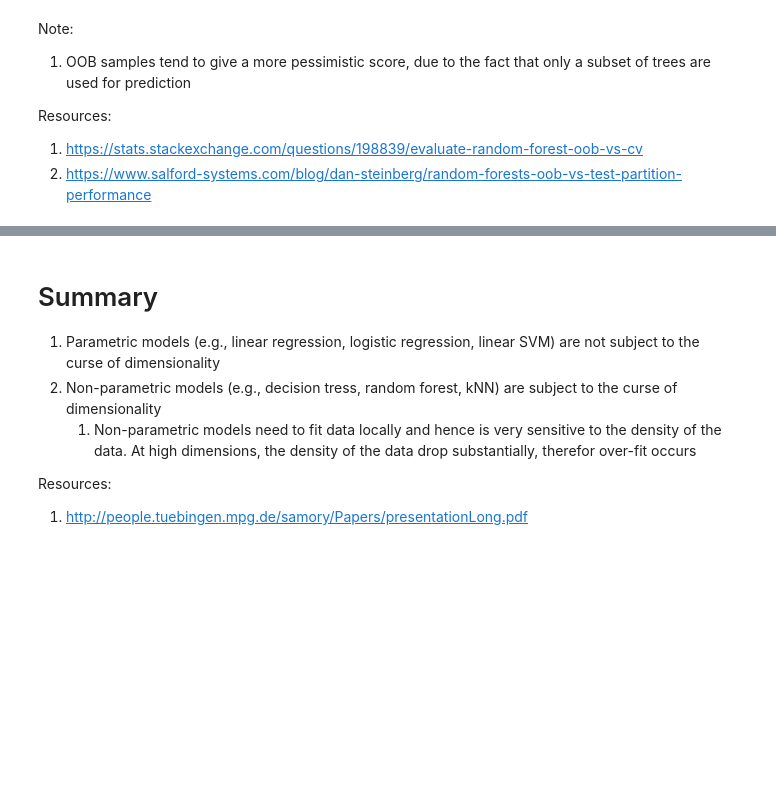
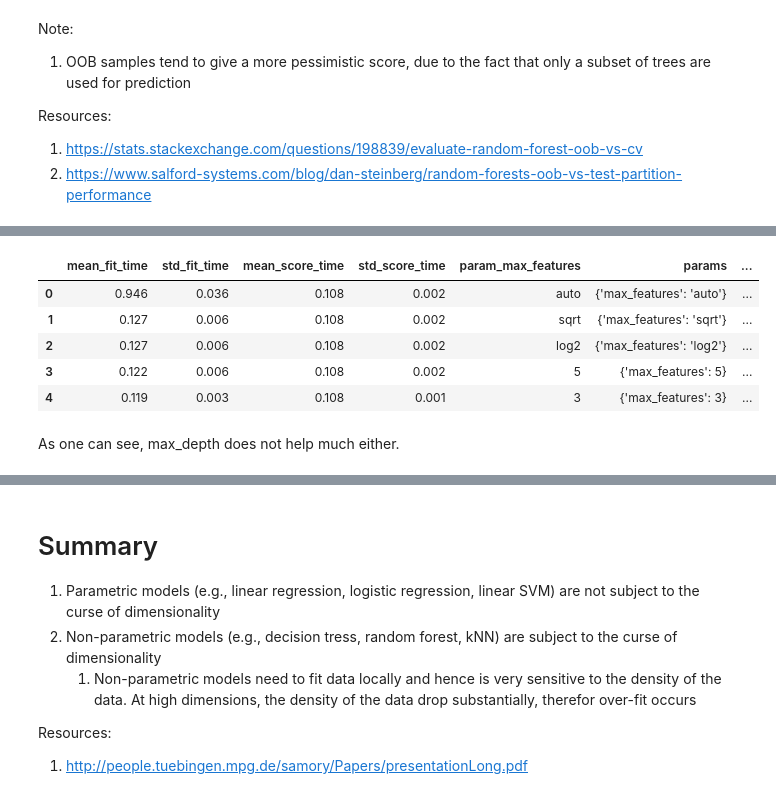
Before and after one commit to danjan1234/My-study-notes, a Jupyter notebook: Curse of Dimensionality.ipynb, the cells around one changed output, grey strips where cells are left out. Drawn from its saved outputs; the diff is of its cells as text; code cells hidden in the pictures; blank space fills up the shorter version.

Commit message:
Add files via upload
Add random forest regularization attempts and show they do not help

```diff
--- a/Curse of Dimensionality.ipynb
+++ b/Curse of Dimensionality.ipynb
@@ -156,0 +165,3 @@ Resources:
+# %%
+reg = GridSearchCV(rfr, parameters, cv=5, return_train_score=True)
+reg.fit(X_train, y_train)
@@ -156,0 +180,3 @@ Resources:
+# %%
+pd.set_option("display.max_columns", 100)
+pd.set_option('precision', 3)
@@ -156,0 +193,5 @@ Resources:
+# %%
+parameters = {'max_depth': [None, 100, 50, 20, 10, 5, 2]}
+# %%
+reg = GridSearchCV(rfr, parameters, cv=5, return_train_score=True)
+reg.fit(X_train, y_train)
@@ -156,0 +210,11 @@ Resources:
+# %%
+pd.DataFrame(reg.cv_results_)
+# %% [output]
+|  | mean_fit_time | std_fit_time | mean_score_time | std_score_time | param_max_features | params | ... |
+| 0 | 0.946 | 0.036 | 0.108 | 0.002 | auto | {'max_features': 'auto'} | ... |
+| 1 | 0.127 | 0.006 | 0.108 | 0.002 | sqrt | {'max_features': 'sqrt'} | ... |
+| 2 | 0.127 | 0.006 | 0.108 | 0.002 | log2 | {'max_features': 'log2'} | ... |
+| 3 | 0.122 | 0.006 | 0.108 | 0.002 | 5 | {'max_features': 5} | ... |
+| 4 | 0.119 | 0.003 | 0.108 | 0.001 | 3 | {'max_features': 3} | ... |
+# %% [markdown]
+As one can see, max_depth does not help much either.
```
Also changed, not shown: parts of 20 cells of this notebook.
